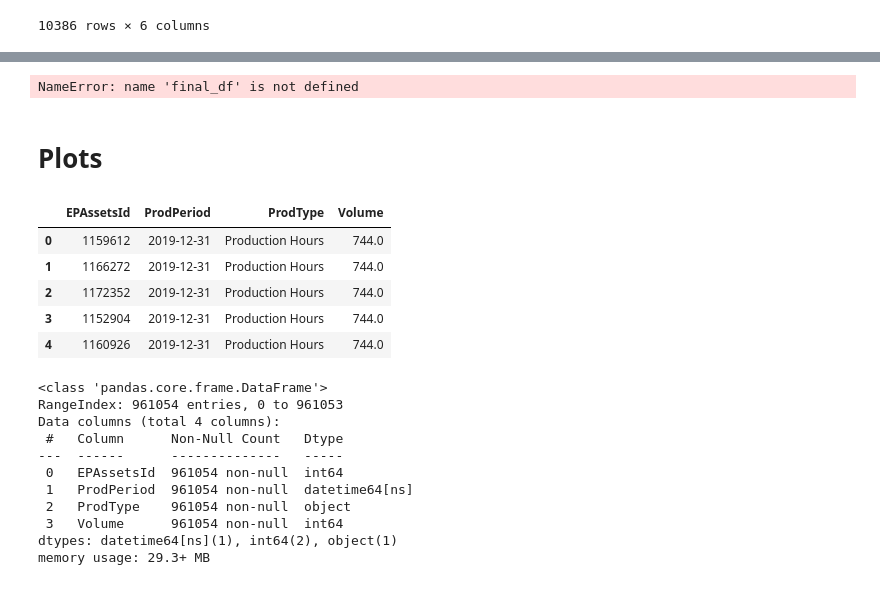
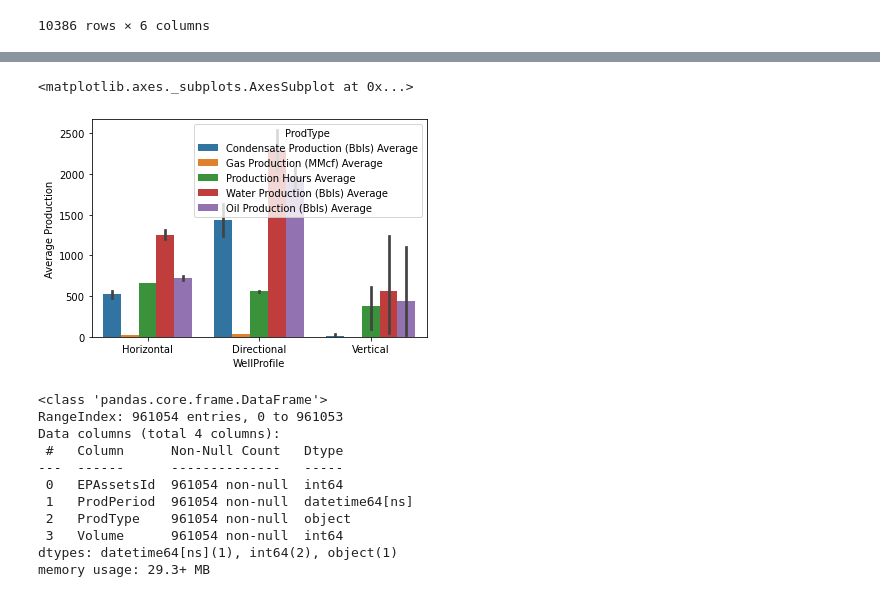
Before and after one commit to coy17a/2020DUCdatathon, a Jupyter notebook: EDA Python/Alejandro/EDA/Production_table.ipynb, the cells around one changed output, grey strips where cells are left out. Cells and saved outputs as stored; diff of their text form; code cells hidden in the pictures.

```diff
--- a/EDA Python/Alejandro/EDA/Production_table.ipynb
+++ b/EDA Python/Alejandro/EDA/Production_table.ipynb
@@ -248,19 +322,10 @@ df_hist_average
+# %%
+sns.barplot(x='WellProfile',y='Average Production',data=test,hue='ProdType')
+# %% [output]
+<matplotlib.axes._subplots.AxesSubplot at 0x...>
+[figure, added]
 # %%
-#safe file
-final_df.to_csv('production1.csv',index=False)
+wp_final.to_csv('productioneda.csv',index=False)
-# %% [output]
-NameError: name 'final_df' is not defined
-# %% [markdown]
-# Plots
-# %%
-df1.head()
-# %% [output]
-|  | EPAssetsId | ProdPeriod | ProdType | Volume |
-| 0 | 1159612 | 2019-12-31 | Production Hours | 744.0 |
-| 1 | 1166272 | 2019-12-31 | Production Hours | 744.0 |
-| 2 | 1172352 | 2019-12-31 | Production Hours | 744.0 |
-| 3 | 1152904 | 2019-12-31 | Production Hours | 744.0 |
-| 4 | 1160926 | 2019-12-31 | Production Hours | 744.0 |
 # %%
 df1['ProdType']=df1['ProdType']
 df1['Volume']=df1['Volume'].astype('int')
```
Also changed, not shown: parts of 17 cells of this notebook, 11 other files.
